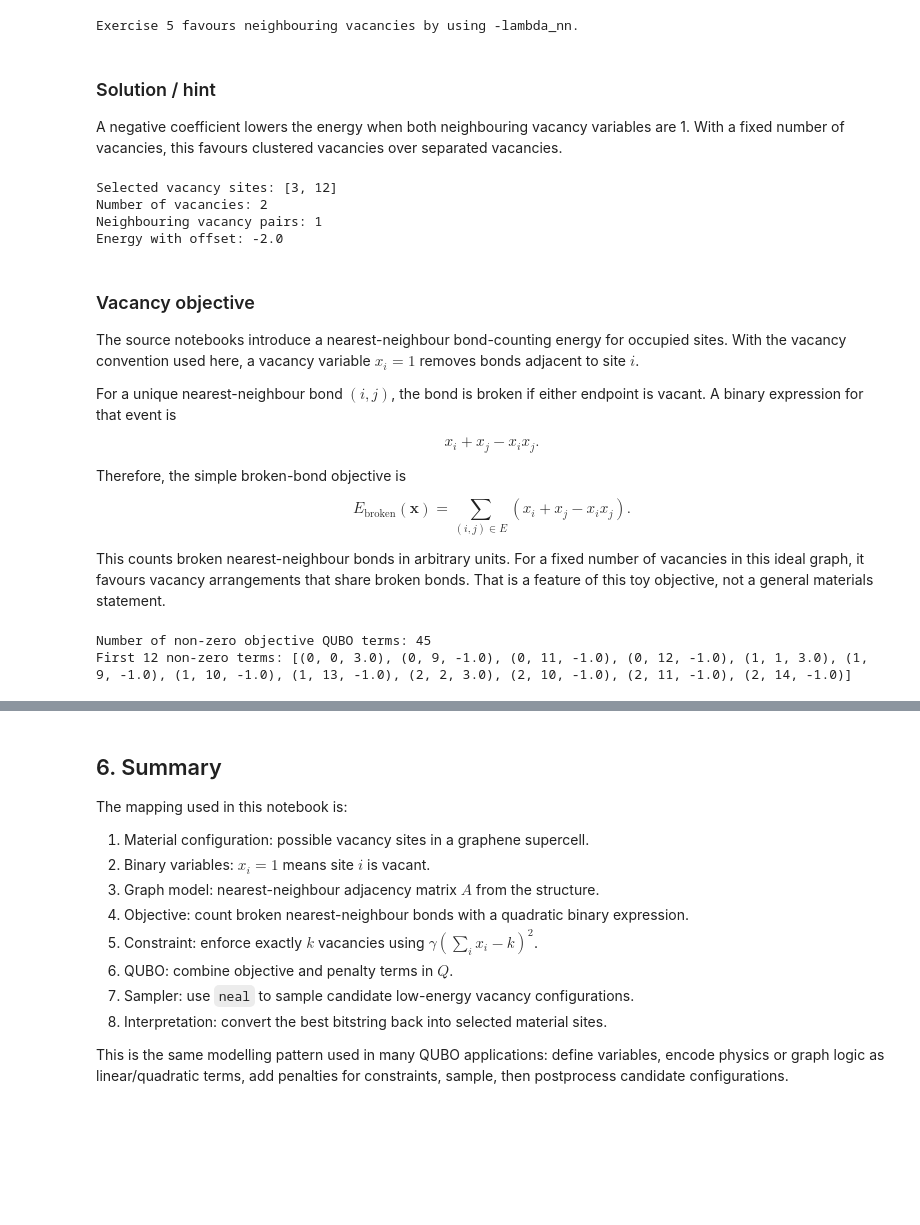
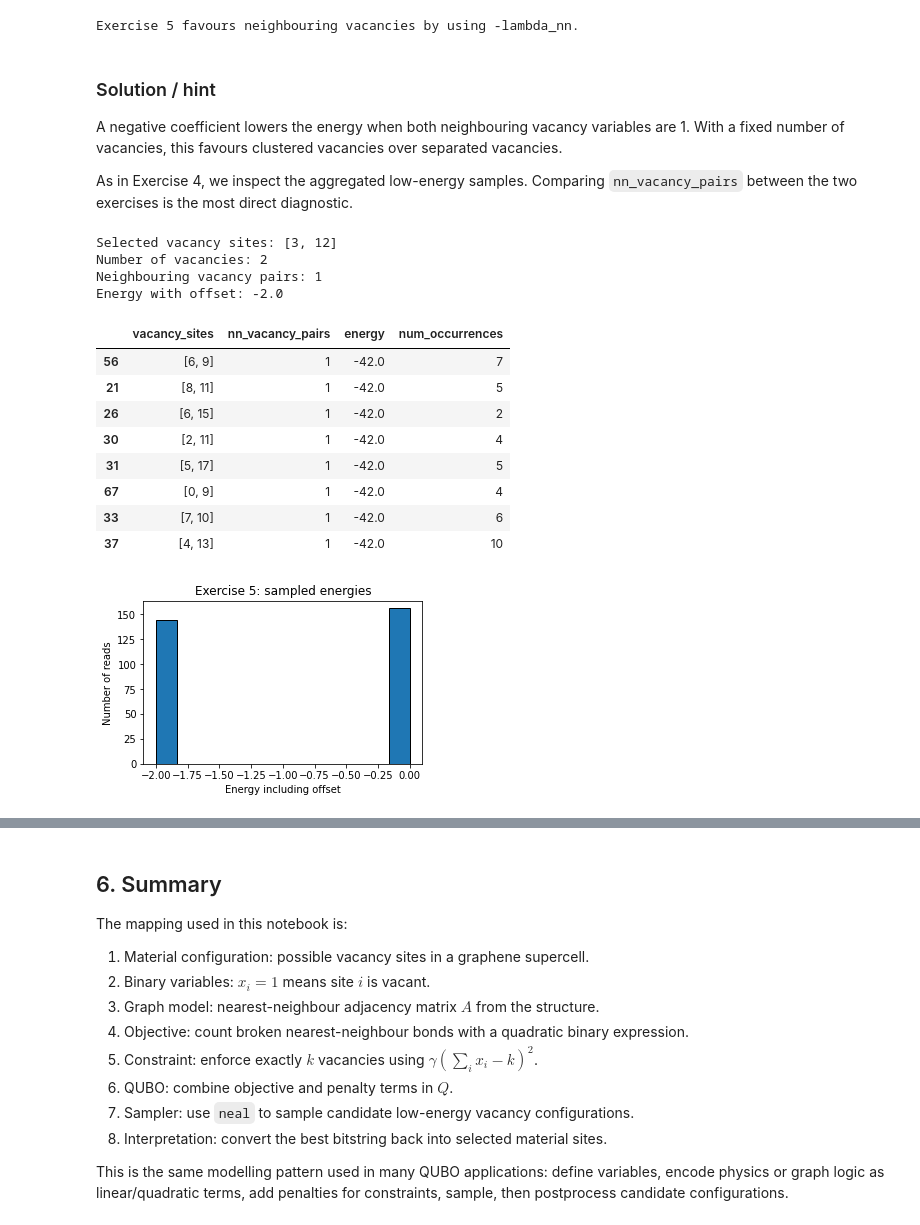
Before and after one commit to cmc-ucl/qubo-materials-tutorial, a Jupyter notebook: QUBO_tutorial.ipynb, the cells around one changed output, grey strips where cells are left out. Drawn from its saved outputs; the diff is of its cells as text; code cells hidden in the pictures; blank space fills up the shorter version.

```diff
--- a/QUBO_tutorial.ipynb
+++ b/QUBO_tutorial.ipynb
@@ -841,69 +961,56 @@ Exercise 5 favours neighbouring vacancies by using -lambda_nn.
 ### Solution / hint
 
 A negative coefficient lowers the energy when both neighbouring vacancy variables are 1. With a fixed number of vacancies, this favours clustered vacancies over separated vacancies.
+
+As in Exercise 4, we inspect the aggregated low-energy samples. Comparing `nn_vacancy_pairs` between the two exercises is the most direct diagnostic.
 # %%
 Q_nn_cluster = np.zeros_like(A, dtype=float)
 for i in range(A.shape[0]):
     for j in range(i + 1, A.shape[1]):
         if A[i, j]:
             Q_nn_cluster[i, j] += -lambda_nn
 
 Q_ex5, offset_ex5 = add_fixed_count_constraint(Q_nn_cluster, k=k_ex4, gamma=10.0)
 sampleset_ex5 = neal.SimulatedAnnealingSampler().sample_qubo(Q_ex5, num_reads=300, seed=52)
 x_ex5 = sample_to_vector(sampleset_ex5.first.sample, range(graphene_supercell.num_sites))
 vacancy_sites_ex5 = np.where(x_ex5 == 1)[0].tolist()
 
 print("Selected vacancy sites:", vacancy_sites_ex5)
 print("Number of vacancies:", int(x_ex5.sum()))
 print("Neighbouring vacancy pairs:", neighbouring_selected_pairs(x_ex5, A))
 print("Energy with offset:", sampleset_ex5.first.energy + offset_ex5)
 assert x_ex5.sum() == k_ex4
+
+summary_ex5 = sampleset_ex5.aggregate().to_pandas_dataframe().sort_values("energy").head(8)
+bit_columns_ex5 = list(range(graphene_supercell.num_sites))
+summary_ex5["vacancy_sites"] = summary_ex5[bit_columns_ex5].apply(
+    lambda row: [i for i, value in enumerate(row.to_numpy(dtype=int)) if value == 1],
+    axis=1,
+)
+summary_ex5["nn_vacancy_pairs"] = summary_ex5[bit_columns_ex5].apply(
+    lambda row: neighbouring_selected_pairs(row.to_numpy(dtype=int), A),
+    axis=1,
+)
+display(summary_ex5[["vacancy_sites", "nn_vacancy_pairs", "energy", "num_occurrences"]])
+
+plt.figure(figsize=(5, 3))
+plt.hist(sampleset_ex5.record.energy + offset_ex5, bins=12, edgecolor="black")
+plt.xlabel("Energy including offset")
+plt.ylabel("Number of reads")
+plt.title("Exercise 5: sampled energies")
+plt.show()
 # %% [output]
 Selected vacancy sites: [3, 12]
 Number of vacancies: 2
 Neighbouring vacancy pairs: 1
 Energy with offset: -2.0
+|  | vacancy_sites | nn_vacancy_pairs | energy | num_occurrences |
+| 56 | [6, 9] | 1 | -42.0 | 7 |
+| 21 | [8, 11] | 1 | -42.0 | 5 |
+| 26 | [6, 15] | 1 | -42.0 | 2 |
+| 30 | [2, 11] | 1 | -42.0 | 4 |
+| 31 | [5, 17] | 1 | -42.0 | 5 |
+| 67 | [0, 9] | 1 | -42.0 | 4 |
+| 33 | [7, 10] | 1 | -42.0 | 6 |
+| 37 | [4, 13] | 1 | -42.0 | 10 |
+[figure, added]
-# %% [markdown]
-### Vacancy objective
-
-The source notebooks introduce a nearest-neighbour bond-counting energy for occupied sites. With the vacancy convention used here, a vacancy variable $x_i=1$ removes bonds adjacent to site $i$.
-
-For a unique nearest-neighbour bond $(i,j)$, the bond is broken if either endpoint is vacant. A binary expression for that event is
-
-$$
-x_i + x_j - x_i x_j.
-$$
-
-Therefore, the simple broken-bond objective is
-
-$$
-E_{\mathrm{broken}}(\mathbf{x}) =
-\sum_{(i,j) \in E} \left(x_i + x_j - x_i x_j\right).
-$$
-
-This counts broken nearest-neighbour bonds in arbitrary units. For a fixed number of vacancies in this ideal graph, it favours vacancy arrangements that share broken bonds. That is a feature of this toy objective, not a general materials statement.
-# %%
-def vacancy_broken_bond_qubo(A):
-    """Build Q for sum_edges (x_i + x_j - x_i x_j), with x_i=1 vacant."""
-    A = np.asarray(A, dtype=int)
-    n_sites = A.shape[0]
-    Q = np.zeros((n_sites, n_sites), dtype=float)
-
-    degrees = A.sum(axis=1)
-    for i in range(n_sites):
-        Q[i, i] += degrees[i]
-
-    for i in range(n_sites):
-        for j in range(i + 1, n_sites):
-            if A[i, j]:
-                Q[i, j] += -1.0
-
-    return Q
-
-
-Q_vacancy_objective = vacancy_broken_bond_qubo(A)
-print("Number of non-zero objective QUBO terms:", len(nonzero_qubo_terms(Q_vacancy_objective)))
-print("First 12 non-zero terms:", nonzero_qubo_terms(Q_vacancy_objective)[:12])
-# %% [output]
-Number of non-zero objective QUBO terms: 45
-First 12 non-zero terms: [(0, 0, 3.0), (0, 9, -1.0), (0, 11, -1.0), (0, 12, -1.0), (1, 1, 3.0), (1, 9, -1.0), (1, 10, -1.0), (1, 13, -1.0), (2, 2, 3.0), (2, 10, -1.0), (2, 11, -1.0), (2, 14, -1.0)]
```
Also changed, not shown: parts of 47 cells of this notebook.
